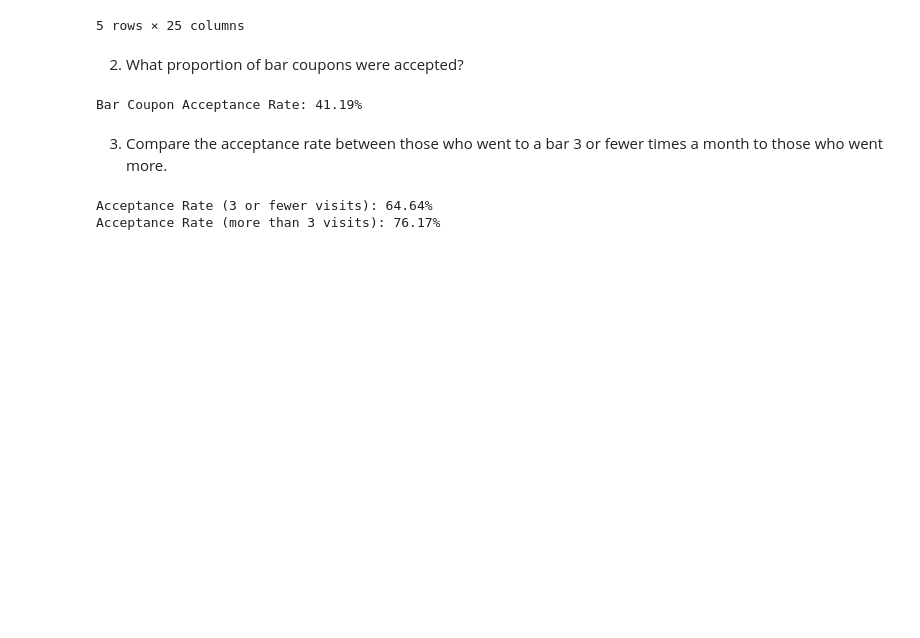
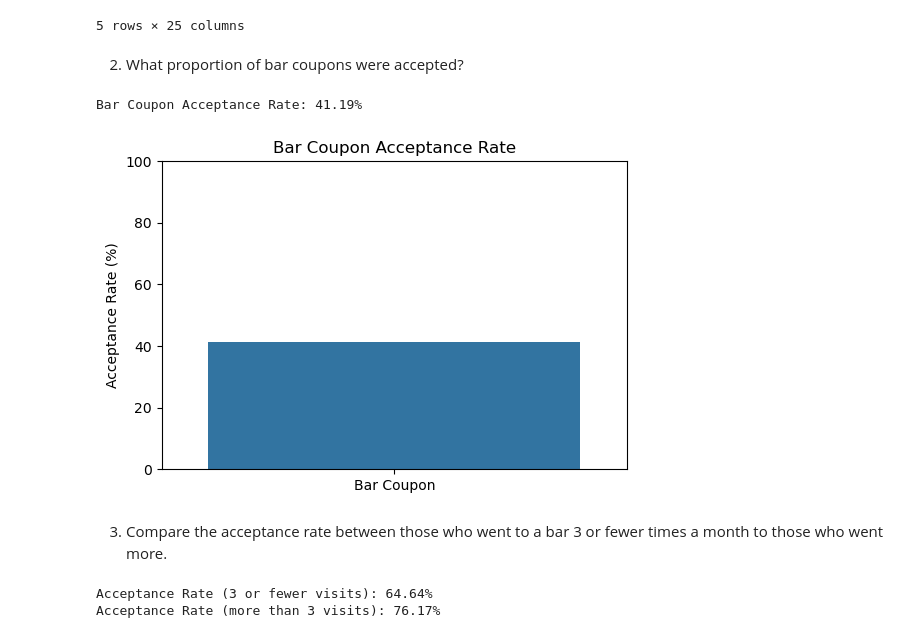
Before and after one commit to hiteshh-aemf/aiml-assignment_5.1, a Jupyter notebook: assignment_5.1.ipynb, the cells around one changed output. Saved outputs shown, nothing was run; the diff lists cells and outputs as text; code cells hidden in the pictures; blank space fills up the shorter version.

Commit message:
Removed unwanted files and added the images

```diff
--- a/assignment_5.1.ipynb
+++ b/assignment_5.1.ipynb
@@ -164,12 +166,21 @@ bar_data.head()
 5 rows × 25 columns
 # %% [markdown]
 2. What proportion of bar coupons were accepted?
-# %%
-bar_accepted = bar_data.Y.mean()
-bar_acceptance_rate = (bar_accepted * 100)
-print(f'Bar Coupon Acceptance Rate: {bar_acceptance_rate:.2f}%')
-# %% [output]
-Bar Coupon Acceptance Rate: 41.19%
+# %%
+bar_accepted = bar_data.Y.mean()
+bar_acceptance_rate = (bar_accepted * 100)
+print(f'Bar Coupon Acceptance Rate: {bar_acceptance_rate:.2f}%')
+#plot the acceptance_rate
+plt.figure(figsize=(6, 4))
+sns.barplot(x=['Bar Coupon'], y=[bar_acceptance_rate])
+plt.ylim(0, 100)
+plt.title('Bar Coupon Acceptance Rate')
+plt.ylabel('Acceptance Rate (%)')
+plt.savefig('images/bar_coupon_acceptance_rate.png', bbox_inches='tight')
+plt.show()
+# %% [output]
+Bar Coupon Acceptance Rate: 41.19%
+[figure, added]
 # %% [markdown]
 3. Compare the acceptance rate between those who went to a bar 3 or fewer times a month to those who went more.
 # %%
```
Also changed, not shown: parts of 3 cells of this notebook, 17 other files.
